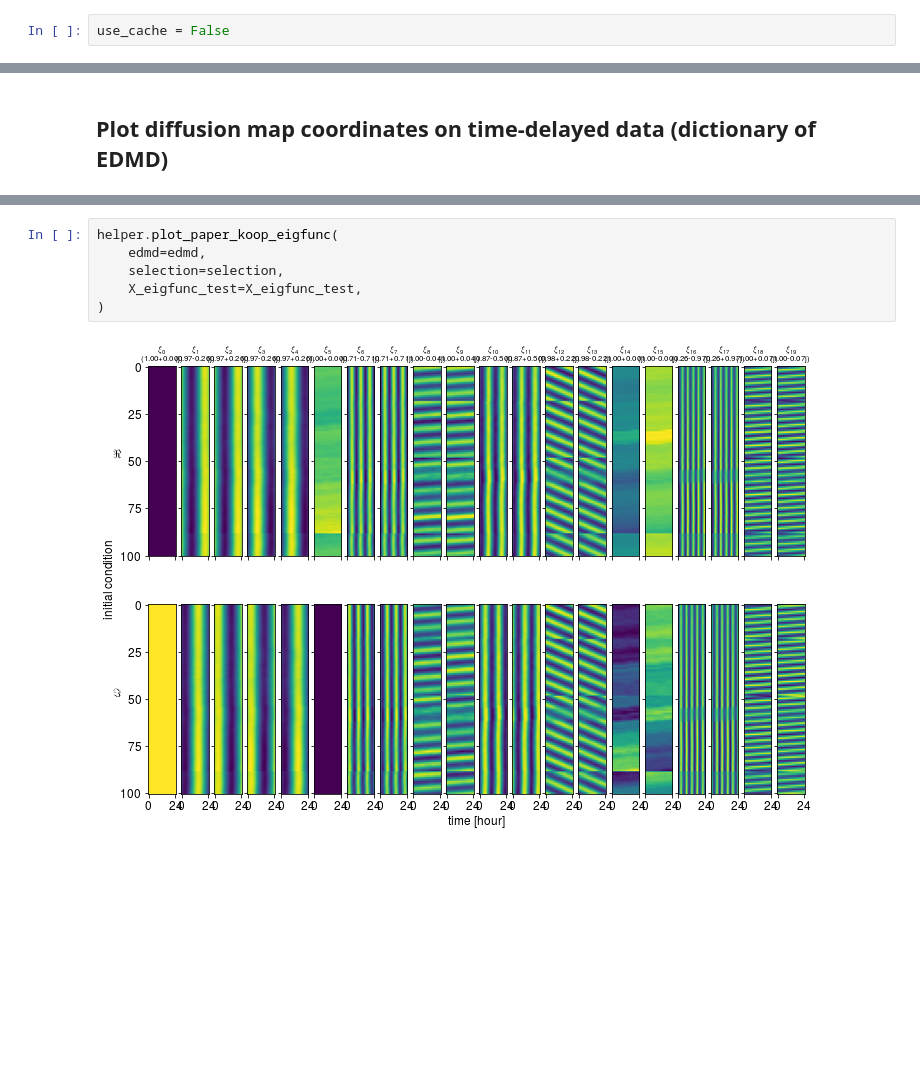
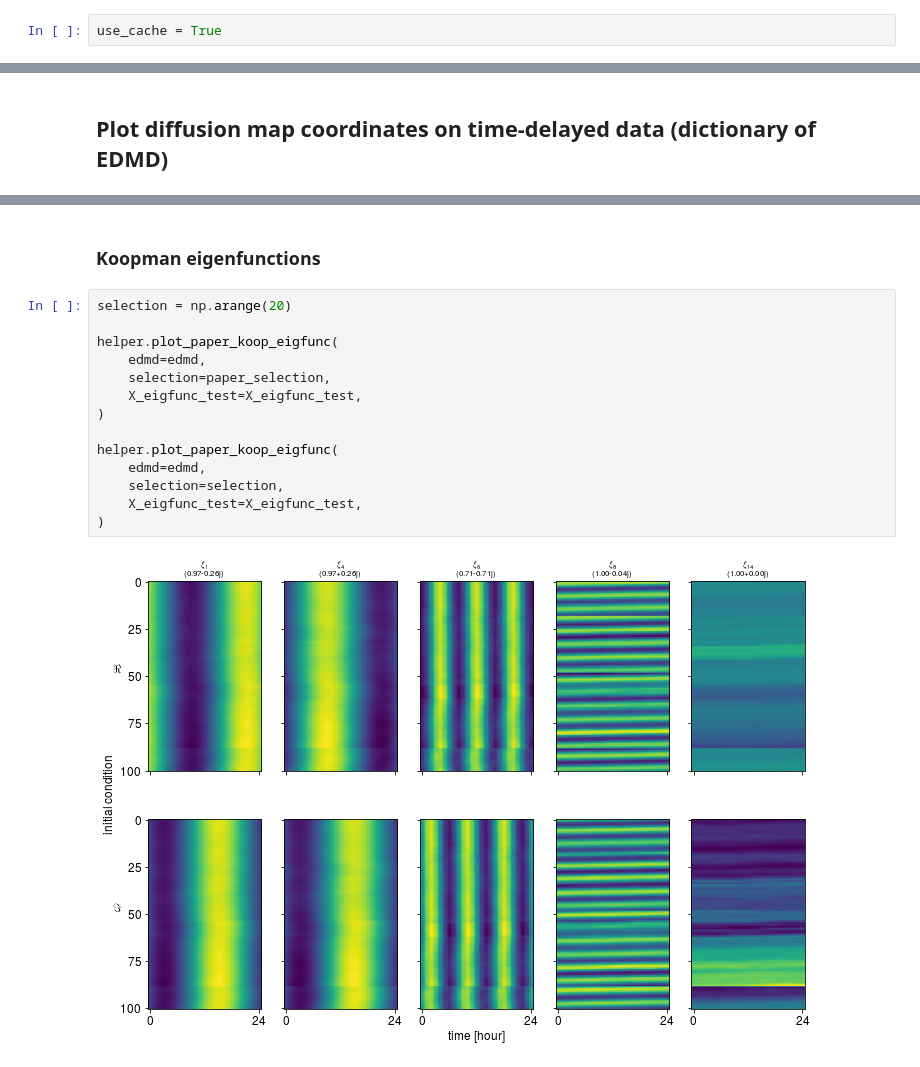
Before and after one commit to datafold-dev/paper_modeling_melburnians, a Jupyter notebook: notebook.ipynb, the cells around one changed output, grey strips where cells are left out. Drawn from its saved outputs; the diff is of its cells as text; blank space fills up the shorter version.

Commit message:
update notebook and helper

```diff
--- a/notebook.ipynb
+++ b/notebook.ipynb
@@ -34,5 +34,5 @@ If False this creates new files or overwrites the existing `.csv` files.
 # %%
-use_cache = False
+use_cache = True
 # %%
 if use_cache:
     X = TSCDataFrame.from_csv("X_selected.csv", parse_dates=True)
@@ -287,8 +280,18 @@ Largest Koopman eigenvalue 1.0005339100598134
+# %% [markdown]
+### Koopman eigenfunctions
 # %%
+selection = np.arange(20)
+
+helper.plot_paper_koop_eigfunc(
+    edmd=edmd,
+    selection=paper_selection,
+    X_eigfunc_test=X_eigfunc_test,
+)
+
 helper.plot_paper_koop_eigfunc(
     edmd=edmd,
     selection=selection,
     X_eigfunc_test=X_eigfunc_test,
 )
 # %% [output]
-[figure, old version]
+[figure, new version]
```
Also changed, not shown: parts of 14 cells of this notebook, 1 other file.
